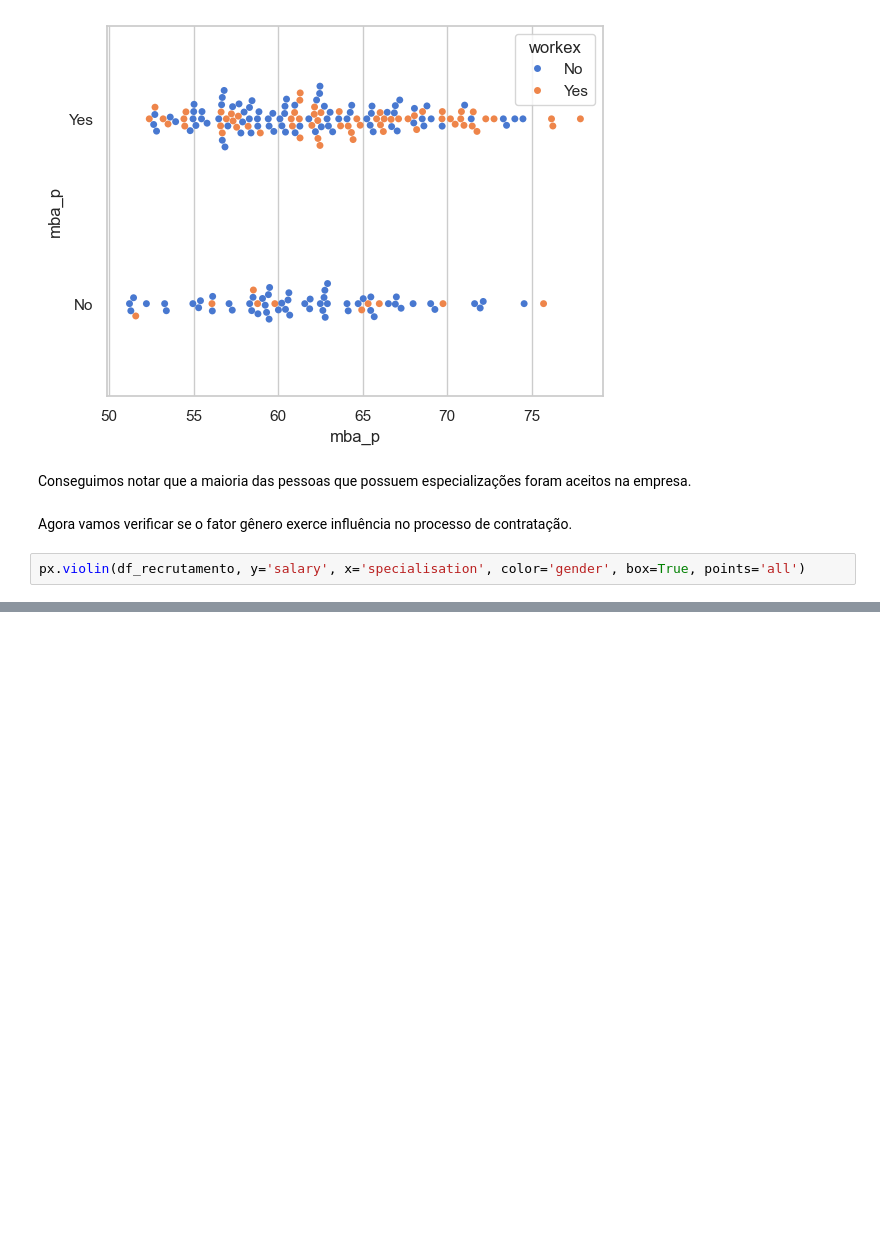
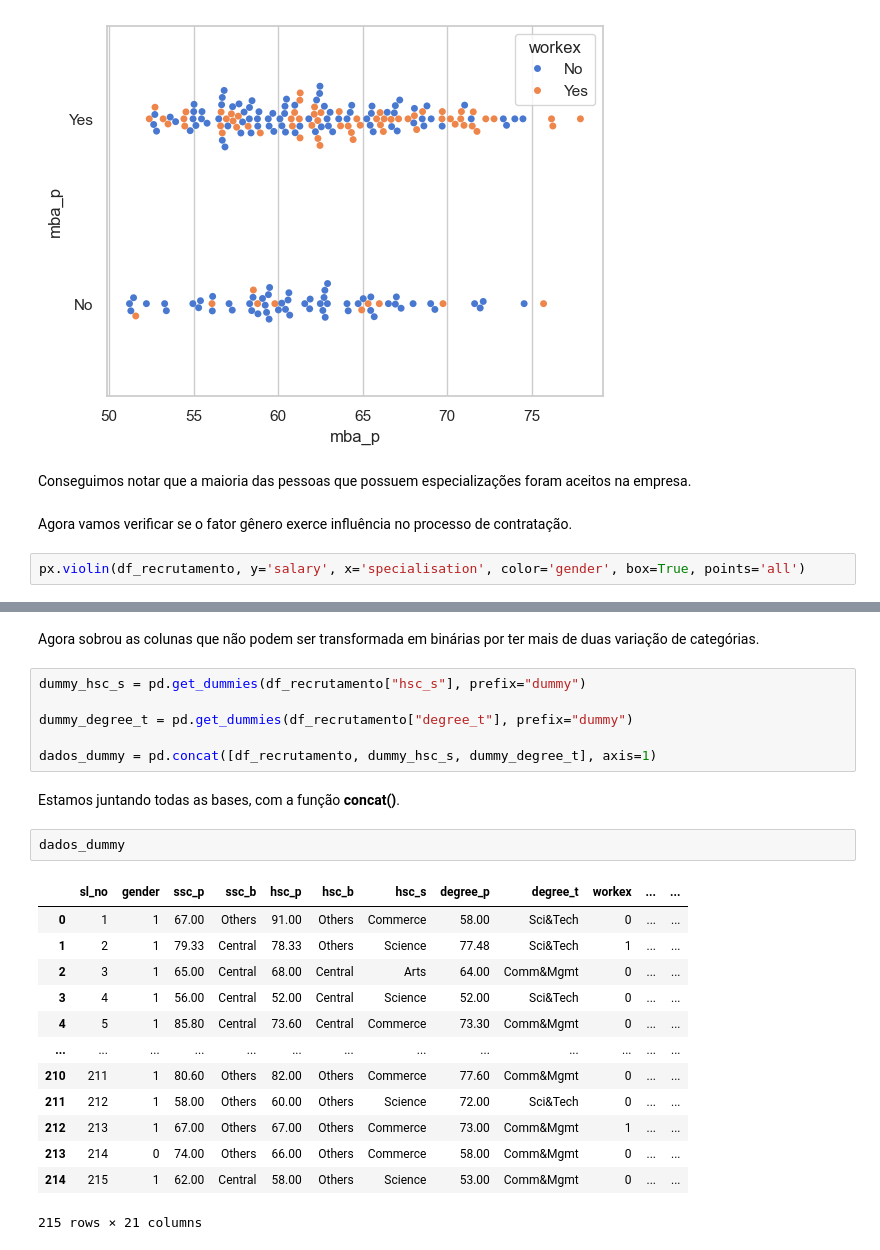
Before and after one commit to CorsiIsa/machine_learning_avancado, a Jupyter notebook: knn_and_svm.ipynb, the cells around one changed output, grey strips where cells are left out. Cells and saved outputs as stored; diff of their text form; blank space fills up the shorter version.

```diff
--- a/knn_and_svm.ipynb
+++ b/knn_and_svm.ipynb
@@ -222,0 +272,26 @@ px.violin(df_recrutamento, y='salary', x='specialisation', color='gender', box=T
+# %% [markdown]
+Agora sobrou as colunas que não podem ser transformada em binárias por ter mais de duas variação de categórias.
+# %%
+dummy_hsc_s = pd.get_dummies(df_recrutamento["hsc_s"], prefix="dummy")
+
+dummy_degree_t = pd.get_dummies(df_recrutamento["degree_t"], prefix="dummy")
+
+dados_dummy = pd.concat([df_recrutamento, dummy_hsc_s, dummy_degree_t], axis=1)
+# %% [markdown]
+Estamos juntando todas as bases, com a função **concat()**.
+# %%
+dados_dummy
+# %% [output]
+|  | sl_no | gender | ssc_p | ssc_b | hsc_p | hsc_b | hsc_s | degree_p | degree_t | workex | ... | ... |
+| 0 | 1 | 1 | 67.00 | Others | 91.00 | Others | Commerce | 58.00 | Sci&Tech | 0 | ... | ... |
+| 1 | 2 | 1 | 79.33 | Central | 78.33 | Others | Science | 77.48 | Sci&Tech | 1 | ... | ... |
+| 2 | 3 | 1 | 65.00 | Central | 68.00 | Central | Arts | 64.00 | Comm&Mgmt | 0 | ... | ... |
+| 3 | 4 | 1 | 56.00 | Central | 52.00 | Central | Science | 52.00 | Sci&Tech | 0 | ... | ... |
+| 4 | 5 | 1 | 85.80 | Central | 73.60 | Central | Commerce | 73.30 | Comm&Mgmt | 0 | ... | ... |
+| ... | ... | ... | ... | ... | ... | ... | ... | ... | ... | ... | ... | ... |
+| 210 | 211 | 1 | 80.60 | Others | 82.00 | Others | Commerce | 77.60 | Comm&Mgmt | 0 | ... | ... |
+| 211 | 212 | 1 | 58.00 | Others | 60.00 | Others | Science | 72.00 | Sci&Tech | 0 | ... | ... |
+| 212 | 213 | 1 | 67.00 | Others | 67.00 | Others | Commerce | 73.00 | Comm&Mgmt | 1 | ... | ... |
+| 213 | 214 | 0 | 74.00 | Others | 66.00 | Others | Commerce | 58.00 | Comm&Mgmt | 0 | ... | ... |
+| 214 | 215 | 1 | 62.00 | Central | 58.00 | Others | Science | 53.00 | Comm&Mgmt | 0 | ... | ... |
+215 rows × 21 columns
```
Also changed, not shown: parts of 41 cells of this notebook.
